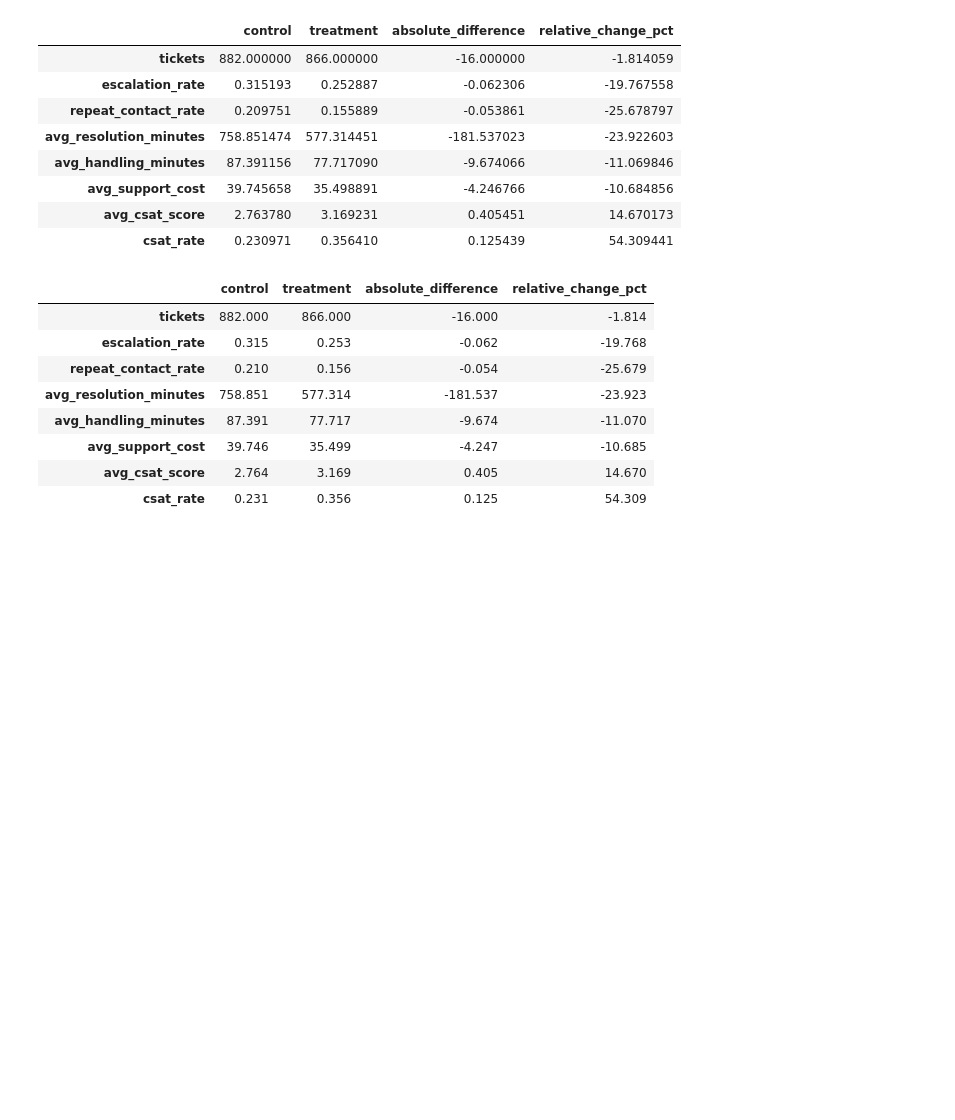
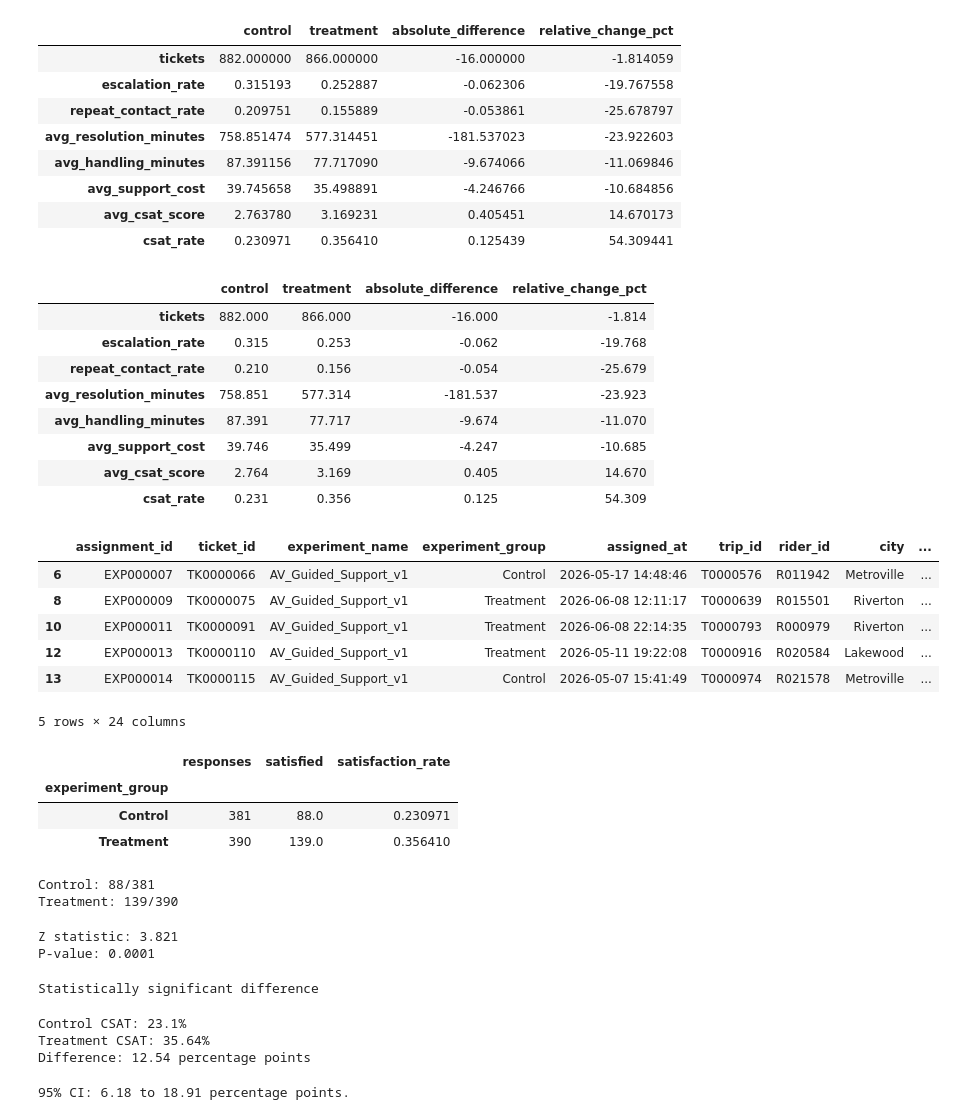
Before and after one commit to maryjonah/mobility-support-intelligence, a Jupyter notebook: notebooks/experiment_analysis.ipynb, the cells around one changed output. Drawn from its saved outputs; the diff is of its cells as text; code cells hidden in the pictures; blank space fills up the shorter version.

Commit message:
2 sided test for CSAT responses

```diff
--- a/notebooks/experiment_analysis.ipynb
+++ b/notebooks/experiment_analysis.ipynb
@@ -194,3 +194,21 @@ treatment_effects.round(3)
 | avg_support_cost | 39.746 | 35.499 | -4.247 | -10.685 |
 | avg_csat_score | 2.764 | 3.169 | 0.405 | 14.670 |
 | csat_rate | 0.231 | 0.356 | 0.125 | 54.309 |
+# %%
+csat_data = experiment[experiment["csat_satisfied"].notna()].copy()
+csat_data.head()
+# %% [output]
+|  | assignment_id | ticket_id | experiment_name | experiment_group | assigned_at | trip_id | rider_id | city | ... |
+| 6 | EXP000007 | TK0000066 | AV_Guided_Support_v1 | Control | 2026-05-17 14:48:46 | T0000576 | R011942 | Metroville | ... |
+| 8 | EXP000009 | TK0000075 | AV_Guided_Support_v1 | Treatment | 2026-06-08 12:11:17 | T0000639 | R015501 | Riverton | ... |
+| 10 | EXP000011 | TK0000091 | AV_Guided_Support_v1 | Treatment | 2026-06-08 22:14:35 | T0000793 | R000979 | Riverton | ... |
+| 12 | EXP000013 | TK0000110 | AV_Guided_Support_v1 | Treatment | 2026-05-11 19:22:08 | T0000916 | R020584 | Lakewood | ... |
+| 13 | EXP000014 | TK0000115 | AV_Guided_Support_v1 | Control | 2026-05-07 15:41:49 | T0000974 | R021578 | Metroville | ... |
+5 rows × 24 columns
+# %%
+csat_data.groupby("experiment_group")["csat_satisfied"].agg(responses="count", satisfied="sum", satisfaction_rate="mean")
+# %% [output]
+|  | responses | satisfied | satisfaction_rate |
+| experiment_group |  |  |  |
+| Control | 381 | 88.0 | 0.230971 |
+| Treatment | 390 | 139.0 | 0.356410 |
@@ -196,0 +224,6 @@ treatment_effects.round(3)
+# %%
+print(f"Control: {control_satisfied}/{control_n}")
+print(f"Treatment: {treatment_satisfied}/{treatment_n}")
+# %% [output]
+Control: 88/381
+Treatment: 139/390
@@ -196,0 +235,44 @@ treatment_effects.round(3)
+# %%
+z_stat, p_value = proportions_ztest(count=count, nobs=nobs, alternative="two-sided")
+
+print(f"Z statistic: {round(z_stat, 3)}")
+print(f"P-value: {round(p_value, 4)}")
+# %% [output]
+Z statistic: 3.821
+P-value: 0.0001
+# %%
+alpha = 0.05
+
+if p_value < alpha:
+    print("Statistically significant difference")
+else:
+    print("No statistically significant difference")
+# %% [output]
+Statistically significant difference
+# %%
+control_rate = control_csat.mean()
+treatment_rate = treatment_csat.mean()
+
+absolute_effect = treatment_rate - control_rate
+
+print(f"Control CSAT: {round(control_rate * 100, 2)}%")
+print(f"Treatment CSAT: {round(treatment_rate * 100, 2)}%")
+print(f"Difference: {round(absolute_effect * 100, 2)} percentage points")
+# %% [output]
+Control CSAT: 23.1%
+Treatment CSAT: 35.64%
+Difference: 12.54 percentage points
+# %%
+# Calculate a 95% confidence interval
+
+standard_error = np.sqrt(
+    (treatment_rate * (1 - treatment_rate) / treatment_n) + (control_rate * (1 - control_rate) / control_n)
+)
+
+
+lower_bound = absolute_effect - 1.96 * standard_error
+upper_bound = absolute_effect + 1.96 * standard_error
+
+print(f"95% CI: {round(lower_bound * 100, 2)} to {round(upper_bound * 100, 2)} percentage points.")
+# %% [output]
+95% CI: 6.18 to 18.91 percentage points.
```
Also changed, not shown: parts of 5 cells of this notebook.
